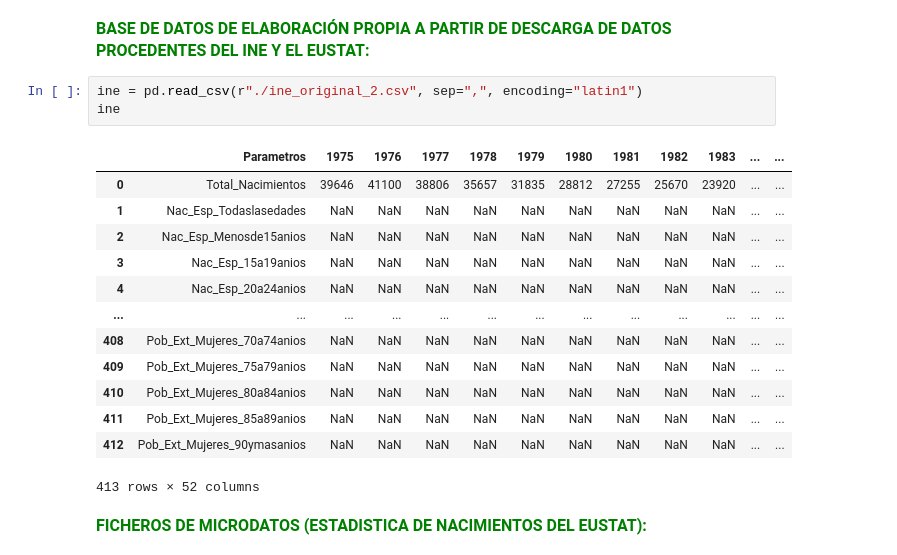
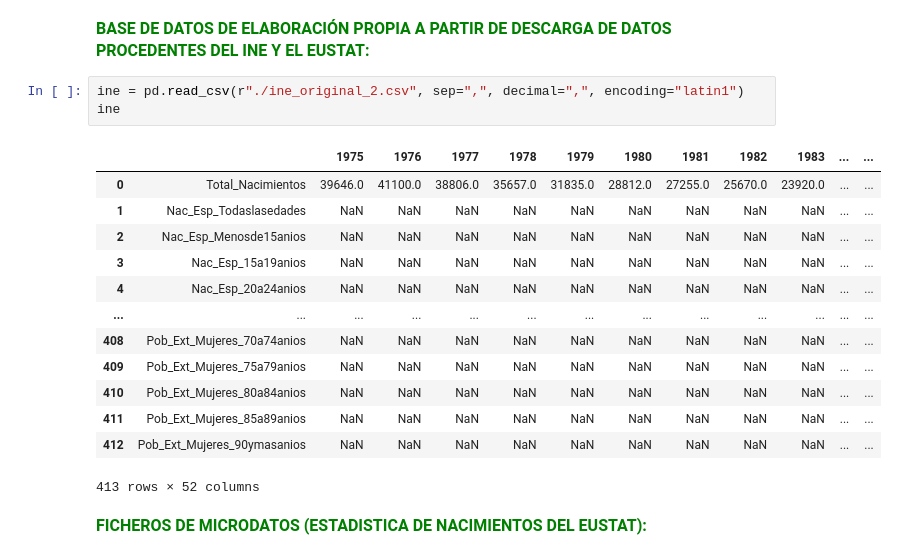
Before and after one commit to Leire2026/EDA, a Jupyter notebook: Presentacion.ipynb, the cells around one changed output. Saved outputs shown, nothing was run; the diff lists cells and outputs as text.

```diff
--- a/Presentacion.ipynb
+++ b/Presentacion.ipynb
@@ -46,11 +46,11 @@ import pandas as pd
 BASE DE DATOS DE ELABORACIÓN PROPIA A PARTIR DE DESCARGA DE DATOS PROCEDENTES DEL INE Y EL EUSTAT:
 </span>
 # %%
-ine = pd.read_csv(r"./ine_original_2.csv", sep=",", encoding="latin1")
+ine = pd.read_csv(r"./ine_original_2.csv", sep=",", decimal=",", encoding="latin1")
 ine
 # %% [output]
-|  | Parametros | 1975 | 1976 | 1977 | 1978 | 1979 | 1980 | 1981 | 1982 | 1983 | ... | ... |
-| 0 | Total_Nacimientos | 39646 | 41100 | 38806 | 35657 | 31835 | 28812 | 27255 | 25670 | 23920 | ... | ... |
+|  |  | 1975 | 1976 | 1977 | 1978 | 1979 | 1980 | 1981 | 1982 | 1983 | ... | ... |
+| 0 | Total_Nacimientos | 39646.0 | 41100.0 | 38806.0 | 35657.0 | 31835.0 | 28812.0 | 27255.0 | 25670.0 | 23920.0 | ... | ... |
 | 1 | Nac_Esp_Todaslasedades | NaN | NaN | NaN | NaN | NaN | NaN | NaN | NaN | NaN | ... | ... |
 | 2 | Nac_Esp_Menosde15anios | NaN | NaN | NaN | NaN | NaN | NaN | NaN | NaN | NaN | ... | ... |
 | 3 | Nac_Esp_15a19anios | NaN | NaN | NaN | NaN | NaN | NaN | NaN | NaN | NaN | ... | ... |
```
Also changed, not shown: parts of 2 cells of this notebook, 6 other files.
